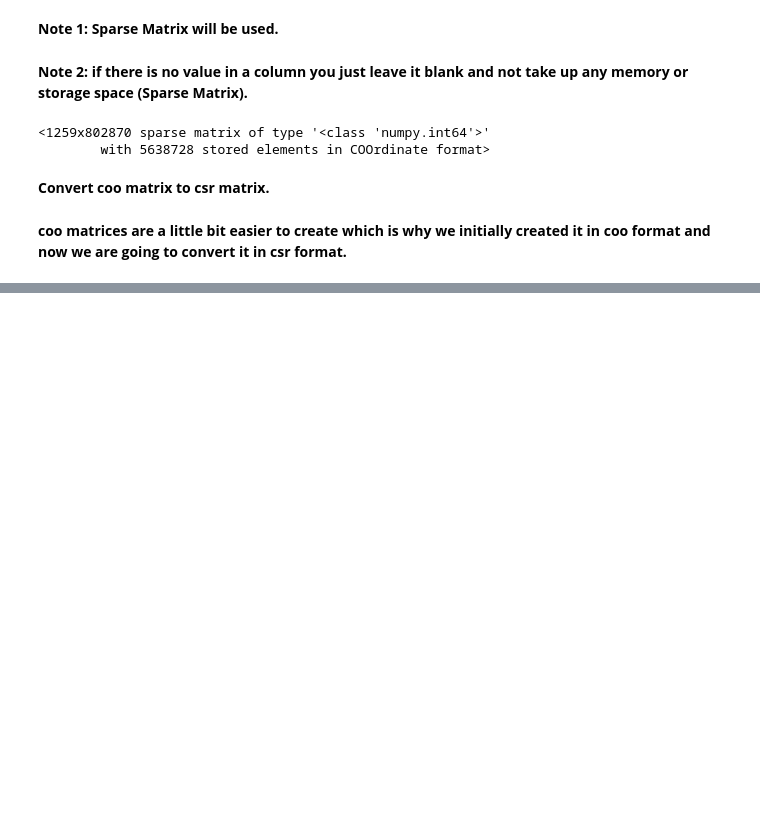
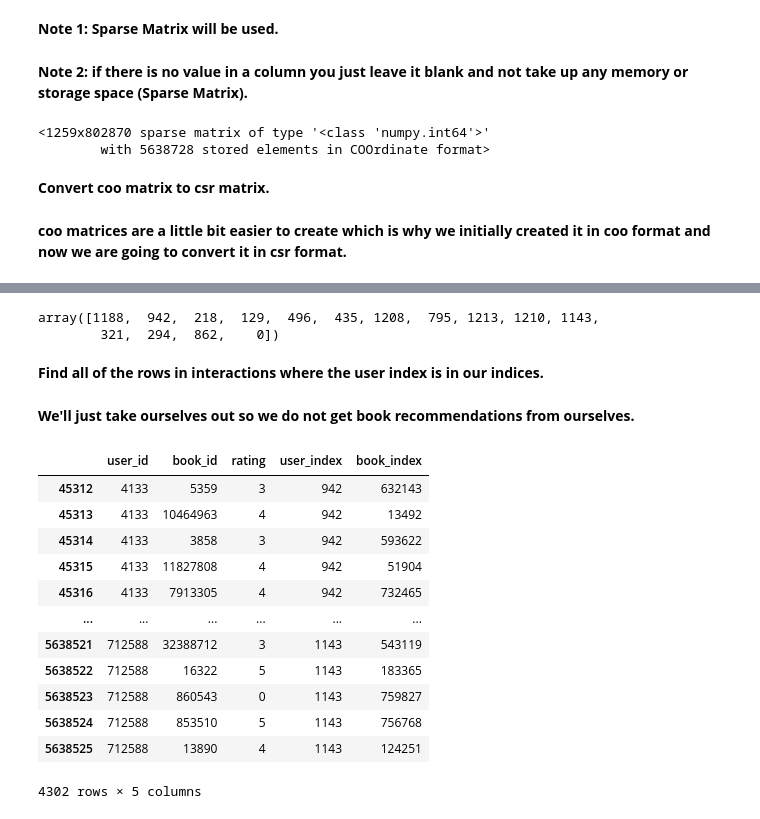
Before and after one commit to BritneyAgius/Book-Recommendation-System, a Jupyter notebook: Src/collaborative_filtering.ipynb, the cells around one changed output, grey strips where cells are left out. Saved outputs shown, nothing was run; the diff lists cells and outputs as text; code cells hidden in the pictures; blank space fills up the shorter version.

```diff
--- a/Src/collaborative_filtering.ipynb
+++ b/Src/collaborative_filtering.ipynb
@@ -159,0 +198,33 @@ ratings_mat = ratings_mat_coo.tocsr()
+# %%
+import numpy as np
+
+indices = np.argpartition(similarity, -15)[-15:]
+# %%
+indices
+# %% [output]
+array([1188,  942,  218,  129,  496,  435, 1208,  795, 1213, 1210, 1143,
+        321,  294,  862,    0])
+# %% [markdown]
+**Find all of the rows in interactions where the user index is in our indices.**
+# %%
+similar_users = interactions[interactions["user_index"].isin(indices)].copy()
+# %% [markdown]
+**We'll just take ourselves out so we do not get book recommendations from ourselves.**
+# %%
+similar_users = similar_users[similar_users["user_id"]!="-1"]
+# %%
+similar_users
+# %% [output]
+|  | user_id | book_id | rating | user_index | book_index |
+| 45312 | 4133 | 5359 | 3 | 942 | 632143 |
+| 45313 | 4133 | 10464963 | 4 | 942 | 13492 |
+| 45314 | 4133 | 3858 | 3 | 942 | 593622 |
+| 45315 | 4133 | 11827808 | 4 | 942 | 51904 |
+| 45316 | 4133 | 7913305 | 4 | 942 | 732465 |
+| ... | ... | ... | ... | ... | ... |
+| 5638521 | 712588 | 32388712 | 3 | 1143 | 543119 |
+| 5638522 | 712588 | 16322 | 5 | 1143 | 183365 |
+| 5638523 | 712588 | 860543 | 0 | 1143 | 759827 |
+| 5638524 | 712588 | 853510 | 5 | 1143 | 756768 |
+| 5638525 | 712588 | 13890 | 4 | 1143 | 124251 |
+4302 rows × 5 columns
```
Also changed, not shown: parts of 8 cells of this notebook.
